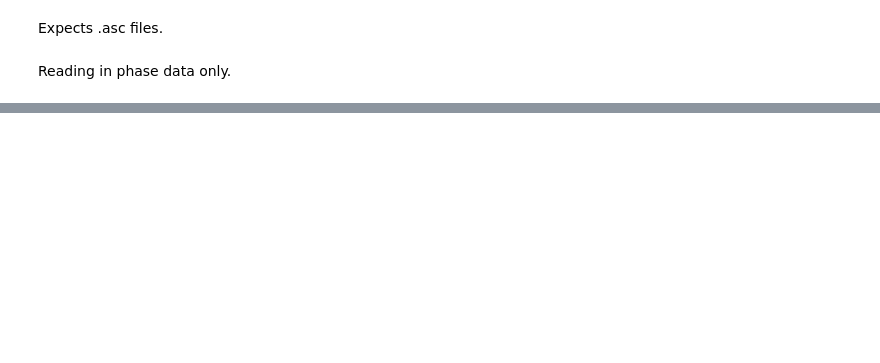
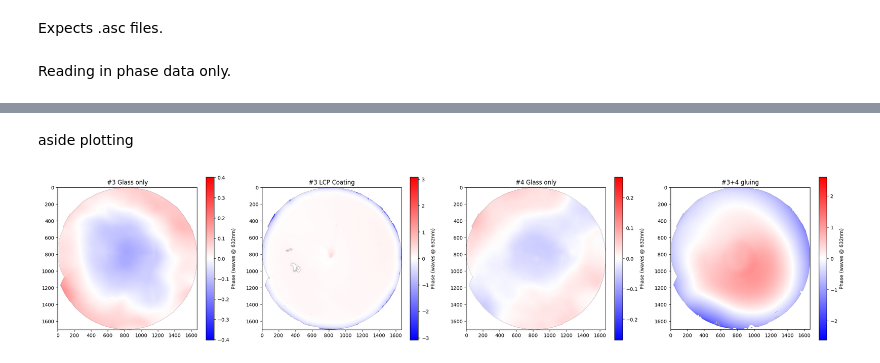
Before and after one commit to TolimanSpace/toliman_dp_design_testing, a Jupyter notebook: LoadZygo.ipynb, the cells around one changed output, grey strips where cells are left out. Cells and saved outputs as stored; diff of their text form; code cells hidden in the pictures; blank space fills up the shorter version.

```diff
--- a/LoadZygo.ipynb
+++ b/LoadZygo.ipynb
@@ -81,2 +81,22 @@ Text(0.5, 1.0, '#3 Glass only.asc - CL Zygo')
 # %%
 np.save(fname[0:-4]+".npy", reshaped_phase_arr)
+# %% [markdown]
+aside plotting
+# %%
+fnames = [
+    "#3 Glass only.npy",
+    "#3 LCP Coating.npy",
+    "#4 Glass only.npy",
+    "#3+4 gluing.npy",
+
+]
+plt.figure(figsize=(23,5))
+for i, fname in enumerate(fnames):
+    phase_arr = np.load(data_dir + fname)
+    plt.subplot(1, len(fnames), i+1)
+    plt.imshow(phase_arr, cmap='bwr', norm=CenteredNorm())
+    plt.colorbar(label='Phase (waves @ {:d}nm)'.format(int(WavelengthIn*1e9)))
+    plt.title(fname[0:-4])
+plt.tight_layout()
+# %% [output]
+[figure, added]
```
Also changed, not shown: parts of 5 cells of this notebook, 2 other files.
